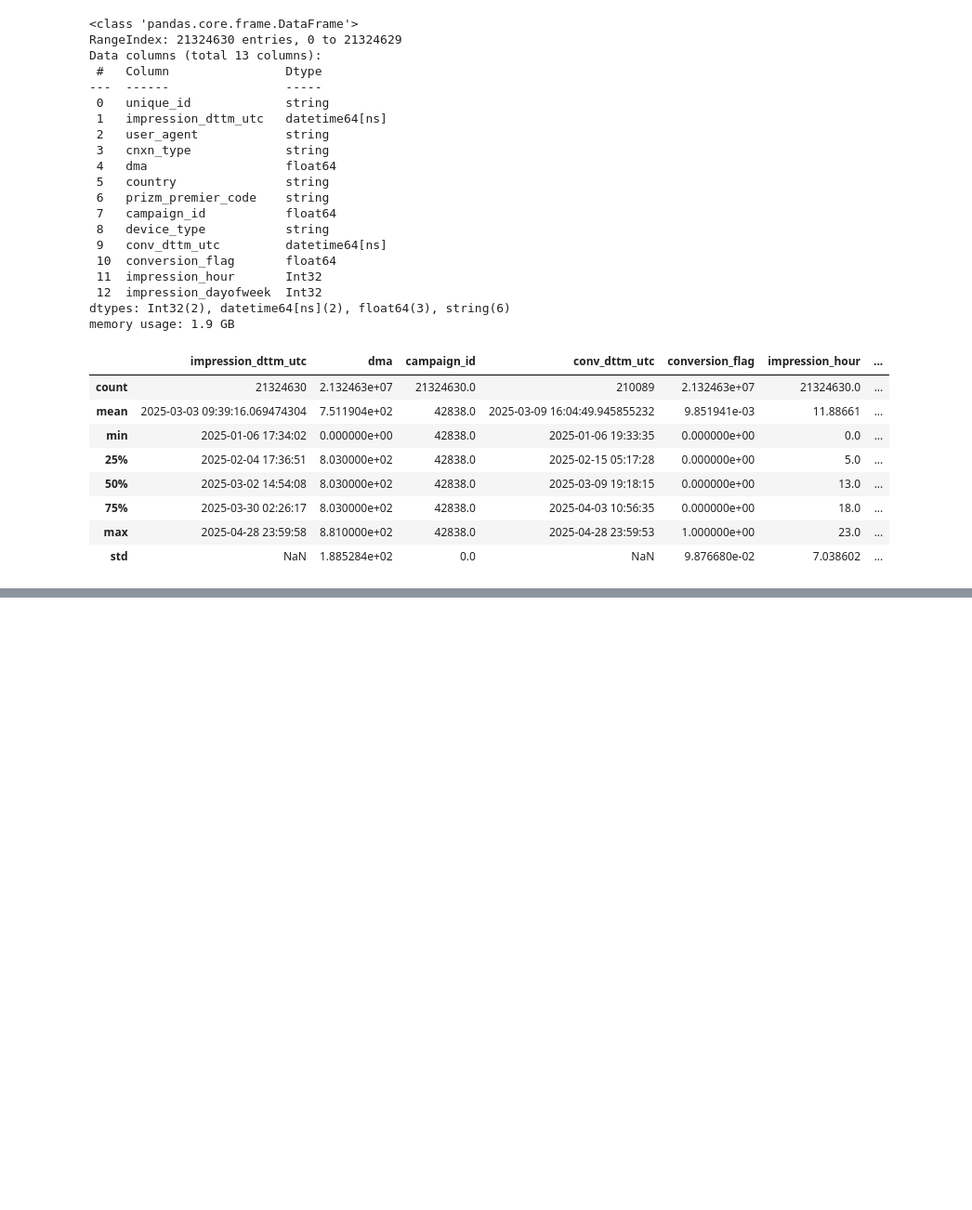
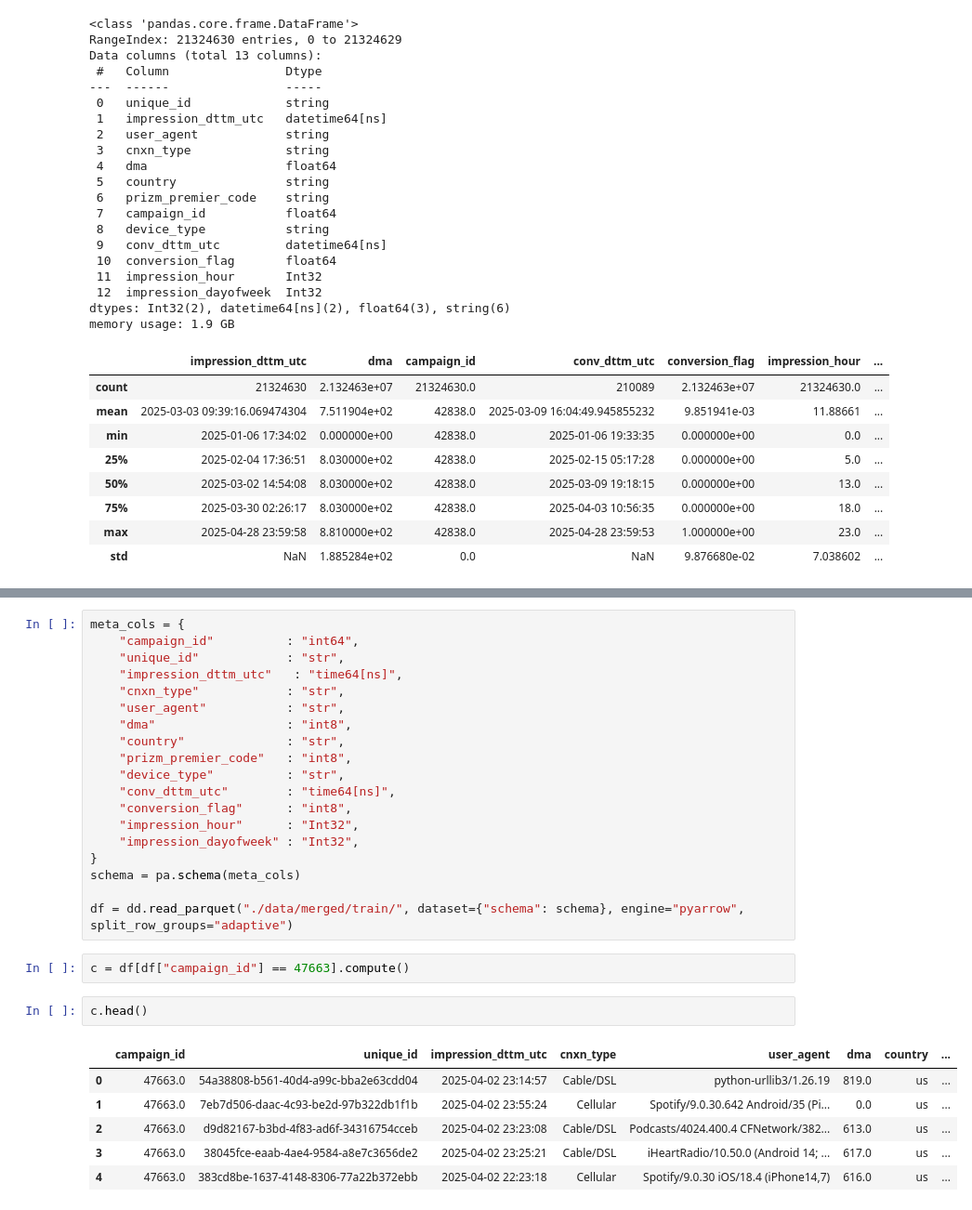
Before and after one commit to paramkpr/AuctioNN, a Jupyter notebook: notebooks/dev.ipynb, the cells around one changed output, grey strips where cells are left out. Shown at 93% size. Saved outputs shown, nothing was run; the diff lists cells and outputs as text; blank space fills up the shorter version.

```diff
--- a/notebooks/dev.ipynb
+++ b/notebooks/dev.ipynb
@@ -259,0 +322,30 @@ Total number of impressions: 1103345895
+# %%
+meta_cols = {
+    "campaign_id"          : "int64",
+    "unique_id"            : "str",
+    "impression_dttm_utc"   : "time64[ns]",
+    "cnxn_type"            : "str",
+    "user_agent"           : "str",
+    "dma"                  : "int8",
+    "country"              : "str",
+    "prizm_premier_code"   : "int8",
+    "device_type"          : "str",
+    "conv_dttm_utc"        : "time64[ns]",
+    "conversion_flag"      : "int8",
+    "impression_hour"      : "Int32",
+    "impression_dayofweek" : "Int32",
+}
+schema = pa.schema(meta_cols)
+
+df = dd.read_parquet("./data/merged/train/", dataset={"schema": schema}, engine="pyarrow", split_row_groups="adaptive")
+# %%
+c = df[df["campaign_id"] == 47663].compute()
+# %%
+c.head()
+# %% [output]
+|  | campaign_id | unique_id | impression_dttm_utc | cnxn_type | user_agent | dma | country | ... |
+| 0 | 47663.0 | 54a38808-b561-40d4-a99c-bba2e63cdd04 | 2025-04-02 23:14:57 | Cable/DSL | python-urllib3/1.26.19 | 819.0 | us | ... |
+| 1 | 47663.0 | 7eb7d506-daac-4c93-be2d-97b322db1f1b | 2025-04-02 23:55:24 | Cellular | Spotify/9.0.30.642 Android/35 (Pi... | 0.0 | us | ... |
+| 2 | 47663.0 | d9d82167-b3bd-4f83-ad6f-34316754cceb | 2025-04-02 23:23:08 | Cable/DSL | Podcasts/4024.400.4 CFNetwork/382... | 613.0 | us | ... |
+| 3 | 47663.0 | 38045fce-eaab-4ae4-9584-a8e7c3656de2 | 2025-04-02 23:25:21 | Cable/DSL | iHeartRadio/10.50.0 (Android 14; ... | 617.0 | us | ... |
+| 4 | 47663.0 | 383cd8be-1637-4148-8306-77a22b372ebb | 2025-04-02 22:23:18 | Cellular | Spotify/9.0.30 iOS/18.4 (iPhone14,7) | 616.0 | us | ... |
```
Also changed, not shown: parts of 9 cells of this notebook, 3 other files.
